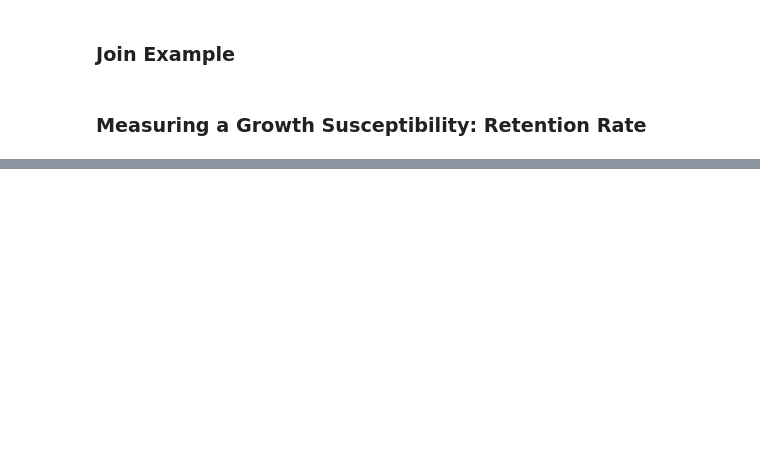
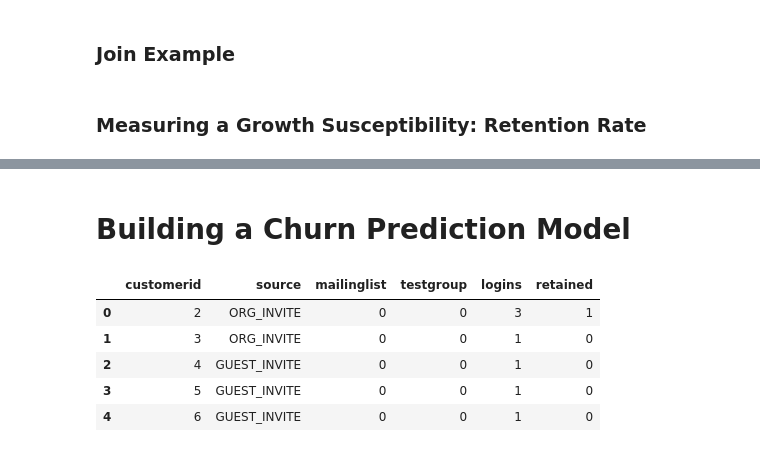
Before and after one commit to thevioletpiece/data_science_tools, a Jupyter notebook: databases/eliflo.ipynb, the cells around one changed output, grey strips where cells are left out. Cells and saved outputs as stored; diff of their text form; code cells hidden in the pictures; blank space fills up the shorter version.

```diff
--- a/databases/eliflo.ipynb
+++ b/databases/eliflo.ipynb
@@ -401,0 +449,55 @@ plt.show()
+# %% [markdown]
+# Building a Churn Prediction Model
+# %%
+#This query looks at the retention rate for a selected cohort.
+a=sql.read_sql('''
+
+select
+    x.customerid,
+    source,
+    mailinglist,
+    testgroup,
+    logins,
+    case when return_visits > 0 then 1 else 0 end  as retained
+from
+(select
+    a.customerid,
+    source,
+    mailinglist,
+    testgroup,
+    count(*) as logins
+from
+    eliflo_users a
+left join
+    eliflo_master_fact b
+on
+    a.customerid = b.customerid
+where
+    (b.timestamp - a.datecreated) < (86400*30)
+group by 1) x
+left join
+(select
+    a.customerid,
+    count(*) as return_visits
+from
+    eliflo_users a
+left join
+    eliflo_master_fact b
+on
+    a.customerid = b.customerid
+where
+    (b.timestamp - a.datecreated) between  (86400*90) and (86400*120)
+group by 1) y
+on
+    x.customerid = y.customerid
+
+
+    ''', con=conn)
+a.head(5)
+# %% [output]
+|  | customerid | source | mailinglist | testgroup | logins | retained |
+| 0 | 2 | ORG_INVITE | 0 | 0 | 3 | 1 |
+| 1 | 3 | ORG_INVITE | 0 | 0 | 1 | 0 |
+| 2 | 4 | GUEST_INVITE | 0 | 0 | 1 | 0 |
+| 3 | 5 | GUEST_INVITE | 0 | 0 | 1 | 0 |
+| 4 | 6 | GUEST_INVITE | 0 | 0 | 1 | 0 |
```
Also changed, not shown: parts of 20 cells of this notebook, 1 other file.
